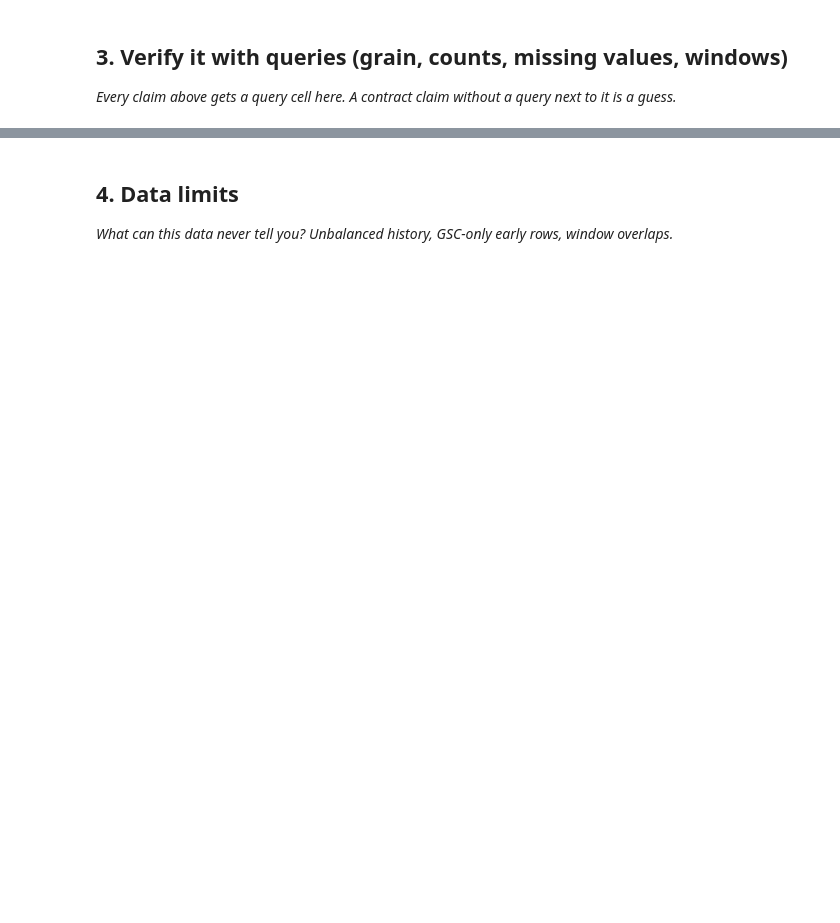
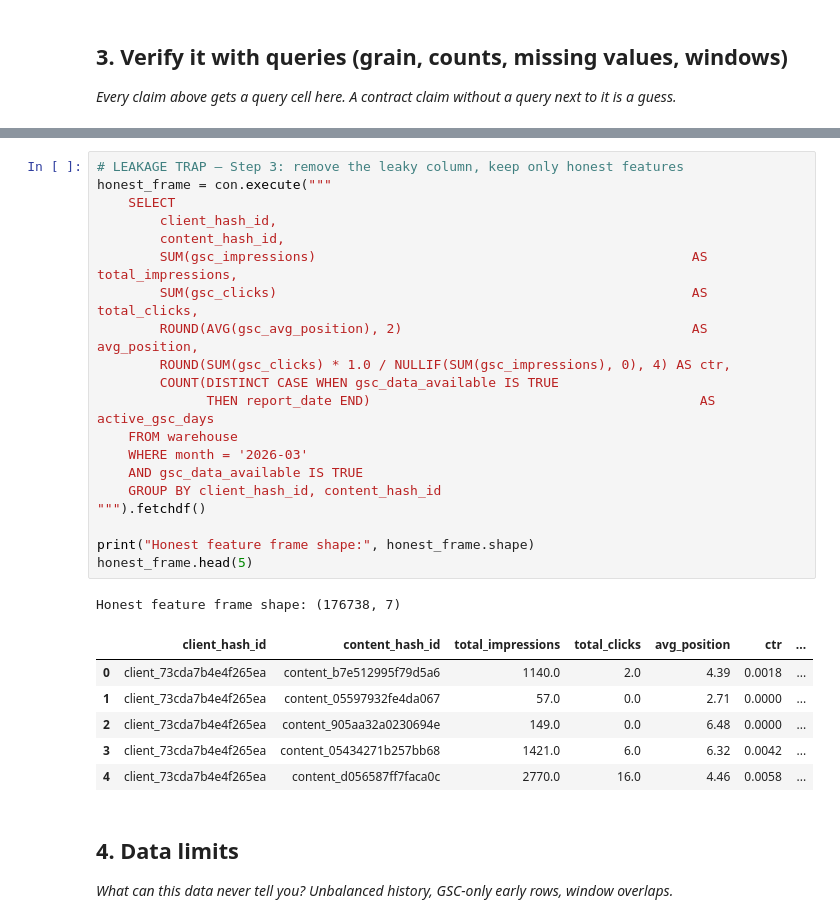
Before and after one commit to Mohidraheel/Machine-Learning-Practice, a Jupyter notebook: work/notebooks/w03_data_contract.ipynb, the cells around one changed output, grey strips where cells are left out. Saved outputs shown, nothing was run; the diff lists cells and outputs as text; blank space fills up the shorter version.

```diff
--- a/work/notebooks/w03_data_contract.ipynb
+++ b/work/notebooks/w03_data_contract.ipynb
@@ -21,3 +330,31 @@ This skeleton is yours to fill. Work the sections **in order** — each one has
+# %%
+# LEAKAGE TRAP — Step 3: remove the leaky column, keep only honest features
+honest_frame = con.execute("""
+    SELECT
+        client_hash_id,
+        content_hash_id,
+        SUM(gsc_impressions)                                                AS total_impressions,
+        SUM(gsc_clicks)                                                     AS total_clicks,
+        ROUND(AVG(gsc_avg_position), 2)                                     AS avg_position,
+        ROUND(SUM(gsc_clicks) * 1.0 / NULLIF(SUM(gsc_impressions), 0), 4) AS ctr,
+        COUNT(DISTINCT CASE WHEN gsc_data_available IS TRUE
+              THEN report_date END)                                          AS active_gsc_days
+    FROM warehouse
+    WHERE month = '2026-03'
+    AND gsc_data_available IS TRUE
+    GROUP BY client_hash_id, content_hash_id
+""").fetchdf()
+
+print("Honest feature frame shape:", honest_frame.shape)
+honest_frame.head(5)
+# %% [output]
+Honest feature frame shape: (176738, 7)
+|  | client_hash_id | content_hash_id | total_impressions | total_clicks | avg_position | ctr | ... |
+| 0 | client_73cda7b4e4f265ea | content_b7e512995f79d5a6 | 1140.0 | 2.0 | 4.39 | 0.0018 | ... |
+| 1 | client_73cda7b4e4f265ea | content_05597932fe4da067 | 57.0 | 0.0 | 2.71 | 0.0000 | ... |
+| 2 | client_73cda7b4e4f265ea | content_905aa32a0230694e | 149.0 | 0.0 | 6.48 | 0.0000 | ... |
+| 3 | client_73cda7b4e4f265ea | content_05434271b257bb68 | 1421.0 | 6.0 | 6.32 | 0.0042 | ... |
+| 4 | client_73cda7b4e4f265ea | content_d056587ff7faca0c | 2770.0 | 16.0 | 4.46 | 0.0058 | ... |
 # %% [markdown]
 ## 4. Data limits
 
```
Also changed, not shown: parts of 18 cells of this notebook.
